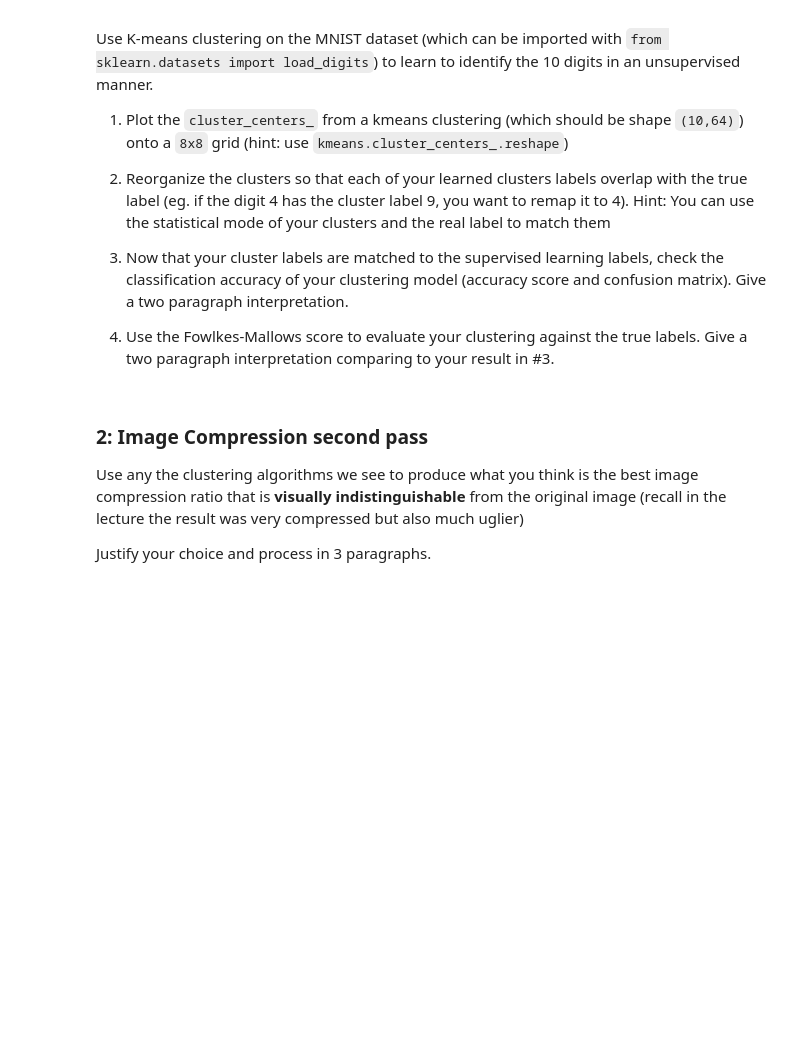
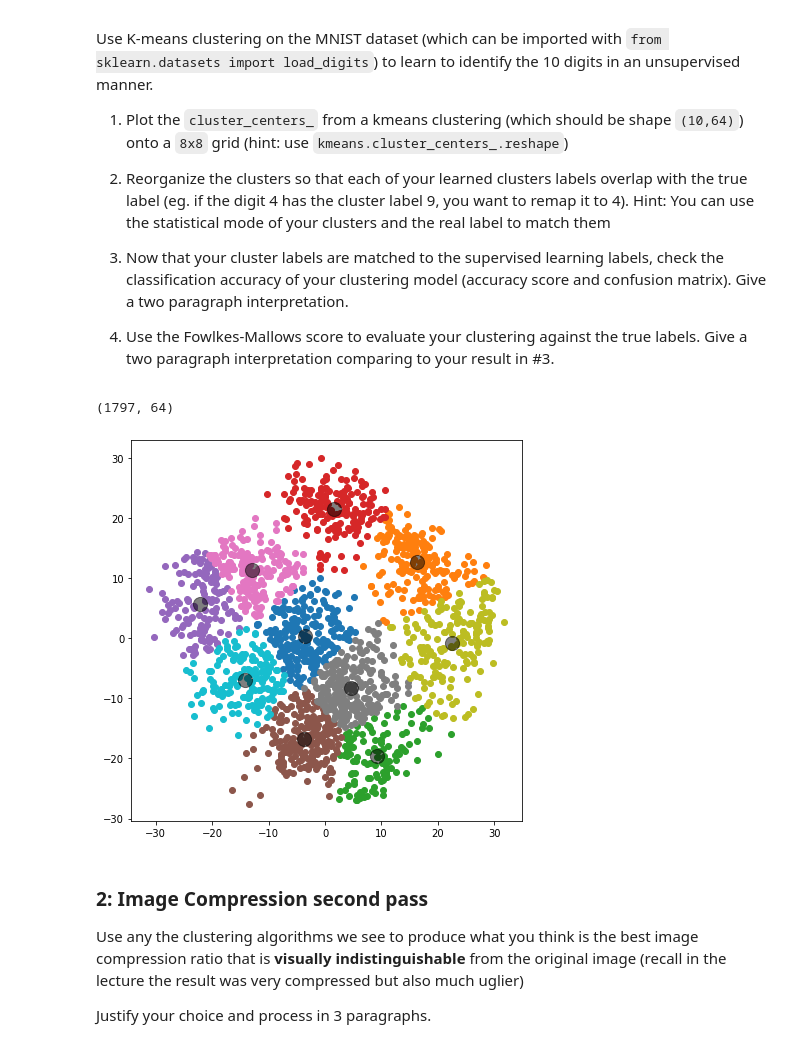
Before and after one commit to cb-ds-1/4-3-clustering, a Jupyter notebook: workshop.ipynb, the cells around one changed output. Cells and saved outputs as stored; diff of their text form; code cells hidden in the pictures; blank space fills up the shorter version.

```diff
--- a/workshop.ipynb
+++ b/workshop.ipynb
@@ -13,3 +26,32 @@ Use K-means clustering on the MNIST dataset (which can be imported with `from sk
+# %%
+digits = load_digits()
+# %%
+digits.data.shape
+# %% [output]
+(1797, 64)
+# %%
+X = digits.data
+y = digits.target
+# %%
+pca = PCA(2)
+new_X = pca.fit_transform(X)
+# %%
+plt.figure(figsize=(7,7))
+
+N_CLUSTERS = len(digits.target_names)
+kmeans = KMeans(n_clusters=N_CLUSTERS)
+
+predict_X = kmeans.fit_predict(new_X)
+
+centers = kmeans.cluster_centers_
+
+for i in np.unique(predict_X):
+    plt.scatter(new_X[predict_X == i, 0], new_X[predict_X == i, 1], label = i)
+
+plt.scatter(centers[:, 0], centers[:, 1], c='black', s=200, alpha=0.5)
+plt.show();
+# %% [output]
+[figure, added]
 # %% [markdown]
 ### 2: Image Compression second pass
 
```
Also changed, not shown: parts of 16 cells of this notebook, 1 other file.
